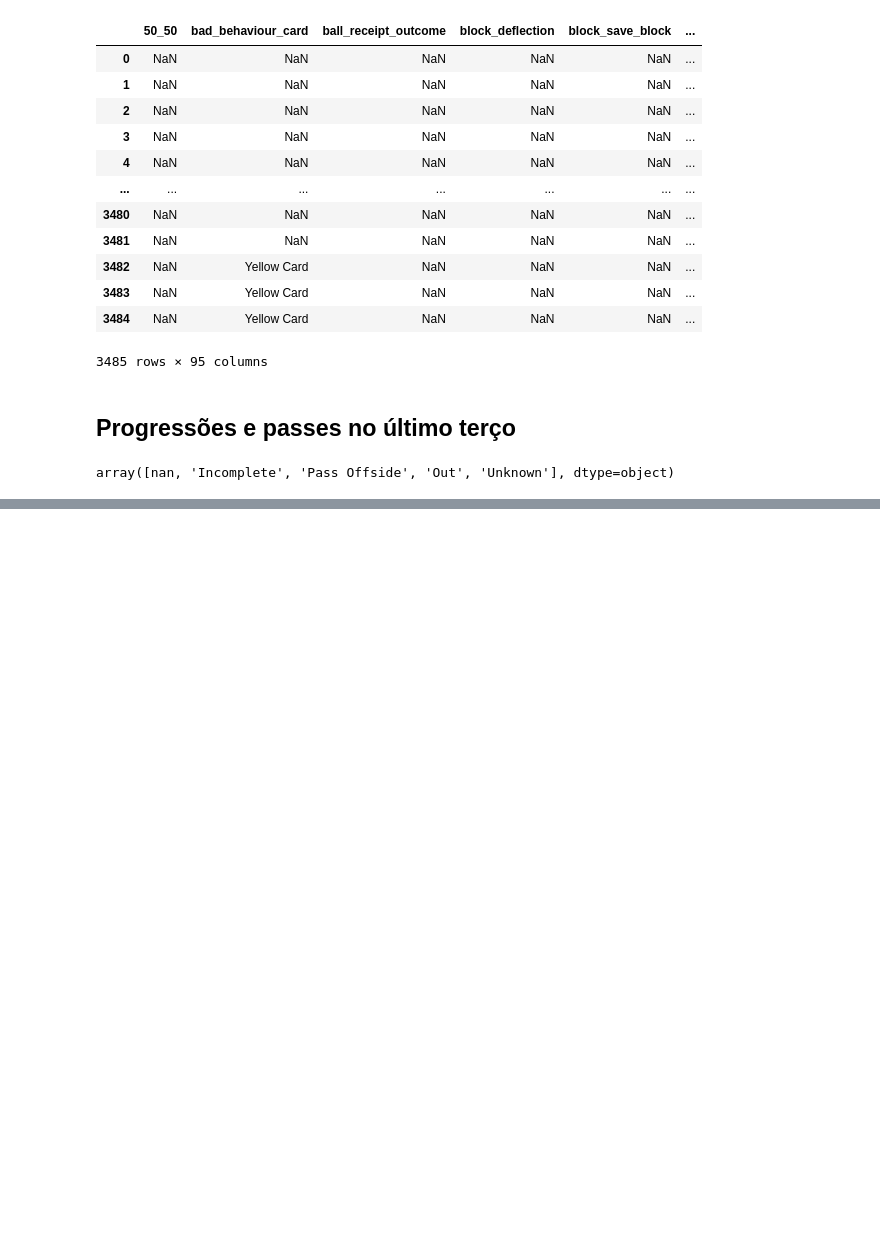
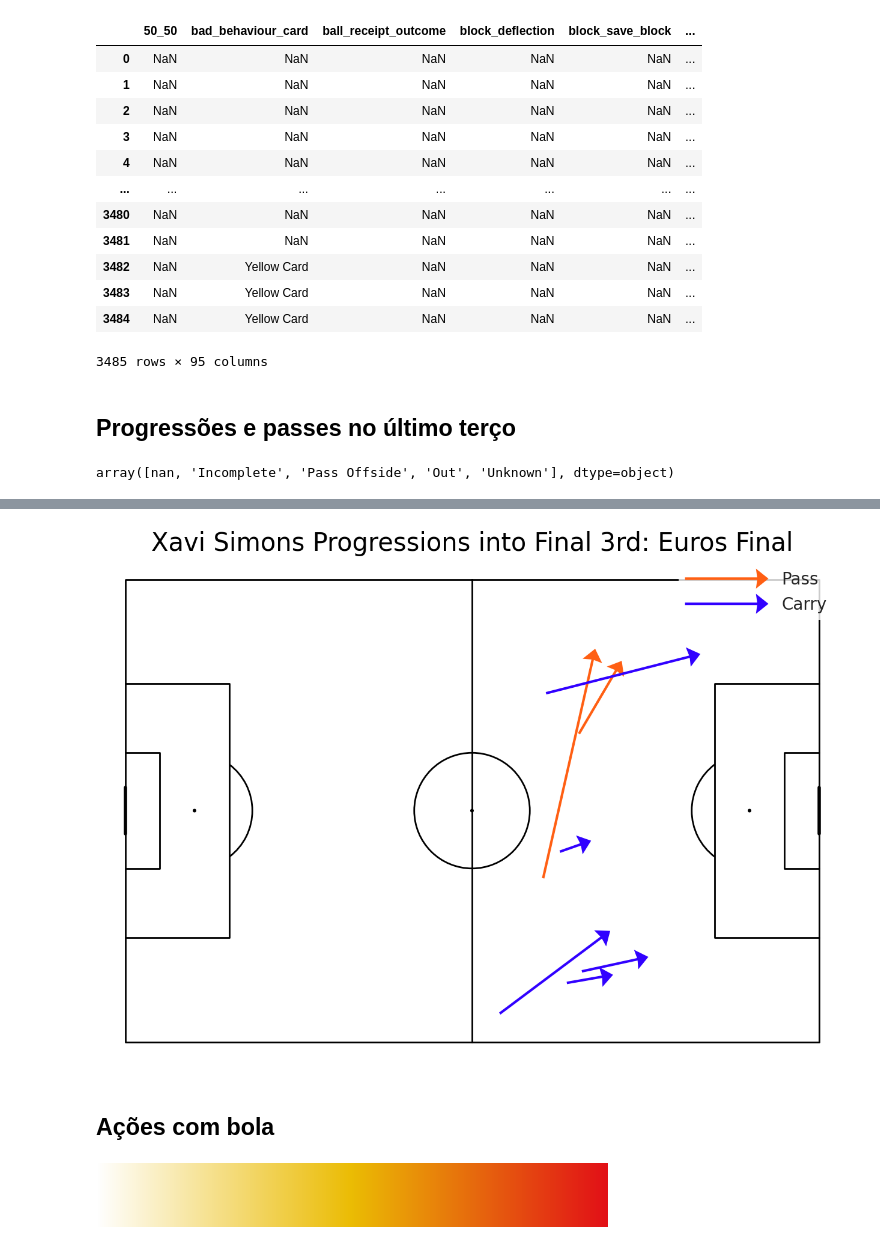
Before and after one commit to cayopereira/eurocopa-2024, a Jupyter notebook: scripts/main.ipynb, the cells around one changed output, grey strips where cells are left out. Saved outputs shown, nothing was run; the diff lists cells and outputs as text; code cells hidden in the pictures; blank space fills up the shorter version.

Commit message:
código base completo + mapa de bolas recebidas

```diff
--- a/scripts/main.ipynb
+++ b/scripts/main.ipynb
@@ -173,0 +275,28 @@ f3rd_passes_count=f3rd_passes.groupby('player').size().reset_index()
+# %%
+player_name="Xavi Simons"
+
+player_passes=f3rd_passes[(f3rd_passes.player==player_name)]
+player_carries=f3rd_carries[(f3rd_carries.player==player_name)]
+
+# campo
+pitch = Pitch(pitch_type='statsbomb', pitch_color='white', line_zorder=2, line_color='black')
+fig, ax = pitch.draw(figsize=(16, 11),constrained_layout=True, tight_layout=False)
+fig.set_facecolor('white')
+
+# passes
+pitch.arrows(player_passes.x, player_passes.y,
+player_passes.pass_end_x, player_passes.pass_end_y, width=3,
+headwidth=8, headlength=5, color=pass_colour, ax=ax, zorder=2, label = "Pass")
+
+# conducoes
+pitch.arrows(player_carries.x, player_carries.y,
+player_carries.carry_end_x, player_carries.carry_end_y, width=3,
+headwidth=8, headlength=5, color=carry_colour, ax=ax, zorder=2, label = "Carry")
+
+
+ax.legend(facecolor='white', handlelength=5, edgecolor='None', fontsize=20, loc='best')
+ax_title = ax.set_title(f'{player_name} Progressions into Final 3rd: Euros Final', fontsize=30,color='black')
+# %% [output]
+[figure, added]
+# %% [markdown]
+## Ações com bola
@@ -173,0 +319,4 @@ f3rd_passes_count=f3rd_passes.groupby('player').size().reset_index()
+# %%
+cmap
+# %% [output]
+[figure, added]
```
Also changed, not shown: parts of 36 cells of this notebook, 1 other file.
